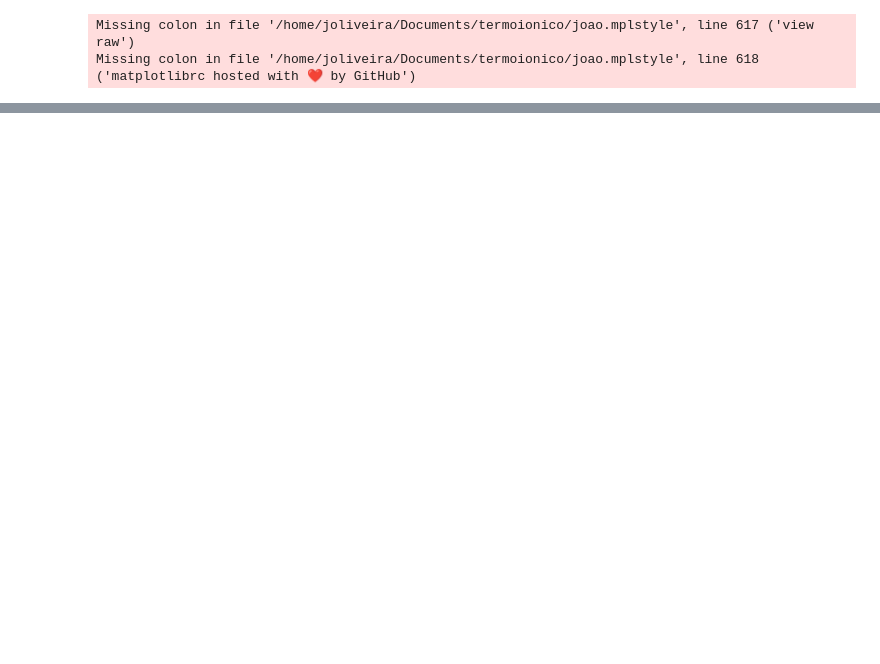
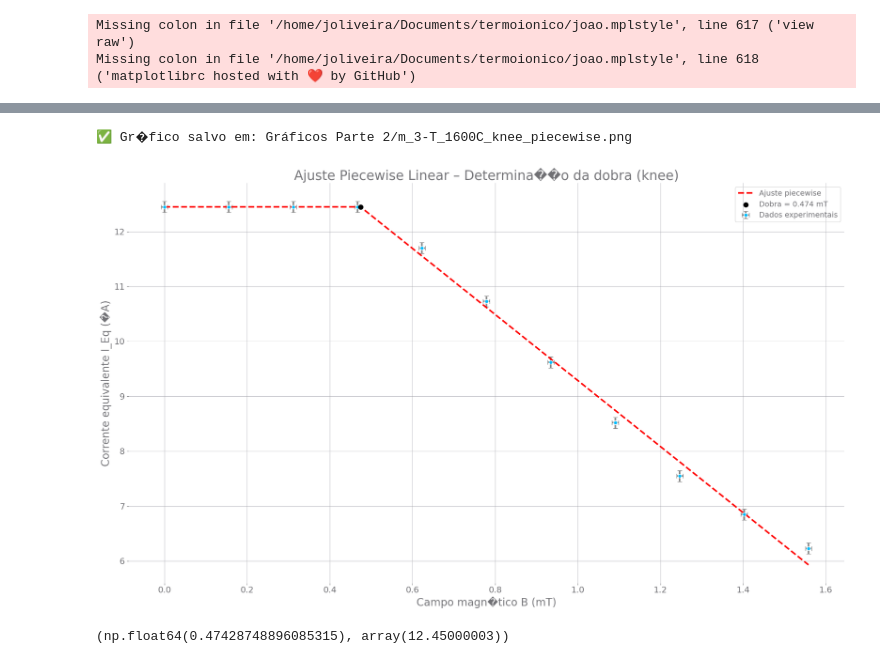
Before and after one commit to coppernium/termoionico, a Jupyter notebook: Gráficos parte 2.ipynb, the cells around one changed output, grey strips where cells are left out. Saved outputs shown, nothing was run; the diff lists cells and outputs as text; code cells hidden in the pictures; blank space fills up the shorter version.

```diff
--- a/Gráficos parte 2.ipynb
+++ b/Gráficos parte 2.ipynb
@@ -26,0 +258,12 @@ Missing colon in file '/home/joliveira/Documents/termoionico/joao.mplstyle', lin
+# %%
+caminho = "/home/joliveira/Documents/termoionico/Dados Obitdos 27.11.2025/"
+
+plot_piecewise_knee(
+    f"{caminho}m_3-T_1600C.ods",
+    salvar=True,
+    pasta_saida="Gráficos Parte 2"
+)
+# %% [output]
+✅ Gr�fico salvo em: Gráficos Parte 2/m_3-T_1600C_knee_piecewise.png
+[figure, added]
+(np.float64(0.47428748896085315), array(12.45000003))
```
Also changed, not shown: parts of 3 cells of this notebook, 6 other files.
